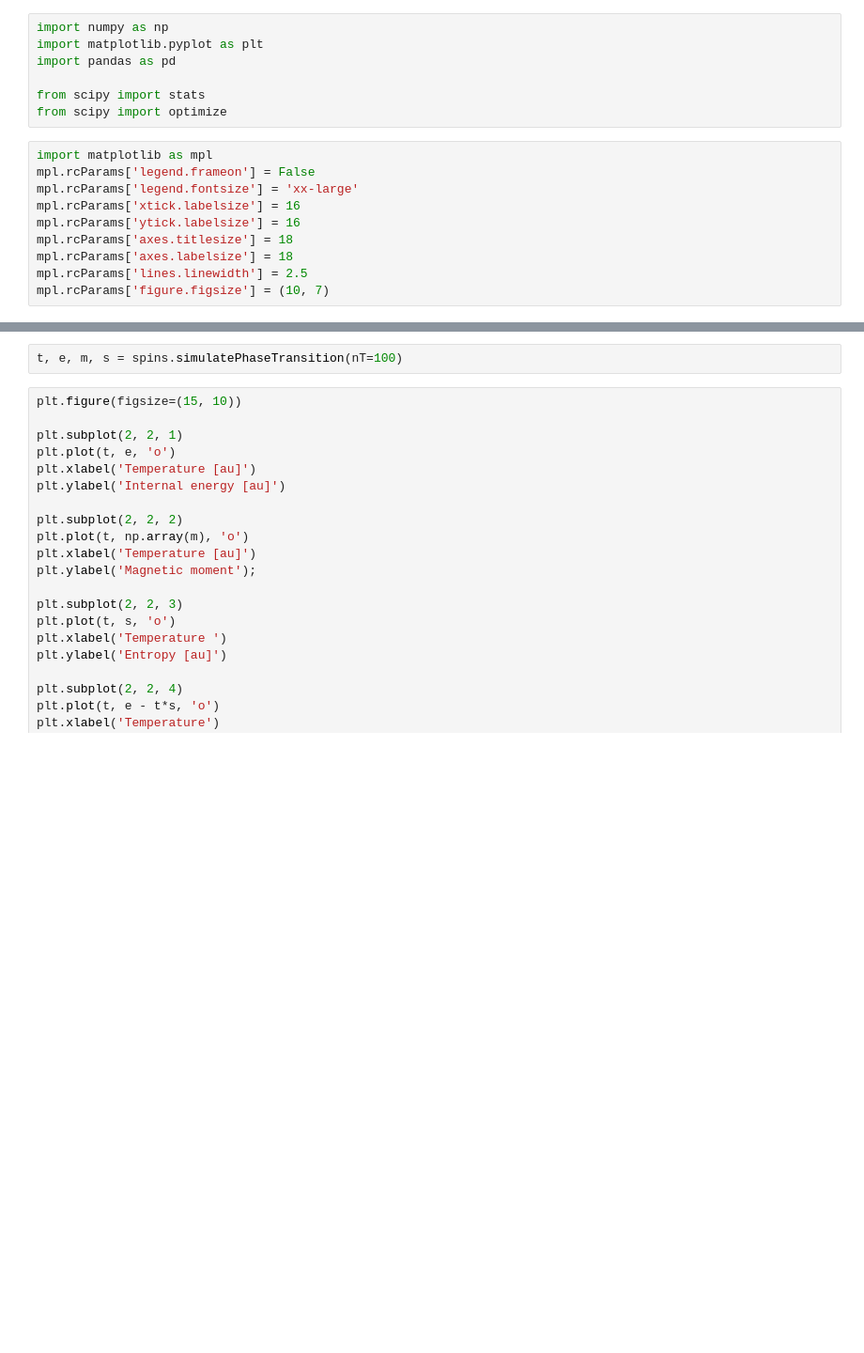
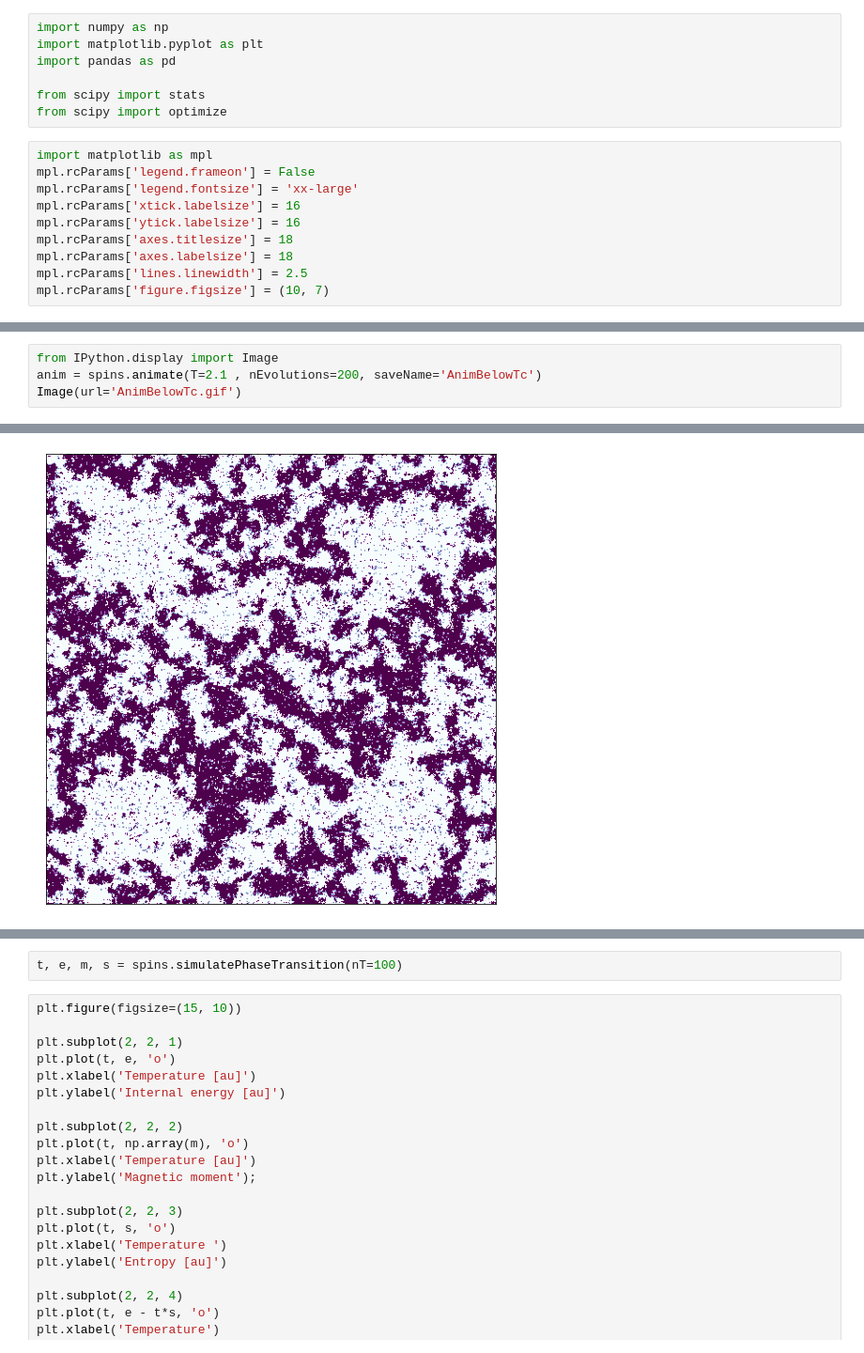
Before and after one commit to rmadar/isingmodel2d, a Jupyter notebook: IsingModel.ipynb, the cells around one changed output, grey strips where cells are left out. Shown at 94% size. Saved outputs shown, nothing was run; the diff lists cells and outputs as text; blank space fills up the shorter version.

```diff
--- a/IsingModel.ipynb
+++ b/IsingModel.ipynb
@@ -23,0 +50,5 @@ spins.plot()
+# %%
+from IPython.display import Image
+anim = spins.animate(T=2.1 , nEvolutions=200, saveName='AnimBelowTc')
+Image(url='AnimBelowTc.gif')
+# %% [output]
@@ -23,0 +56 @@ spins.plot()
+[figure, added]
```
Also changed, not shown: parts of 9 cells of this notebook, 1 other file.
